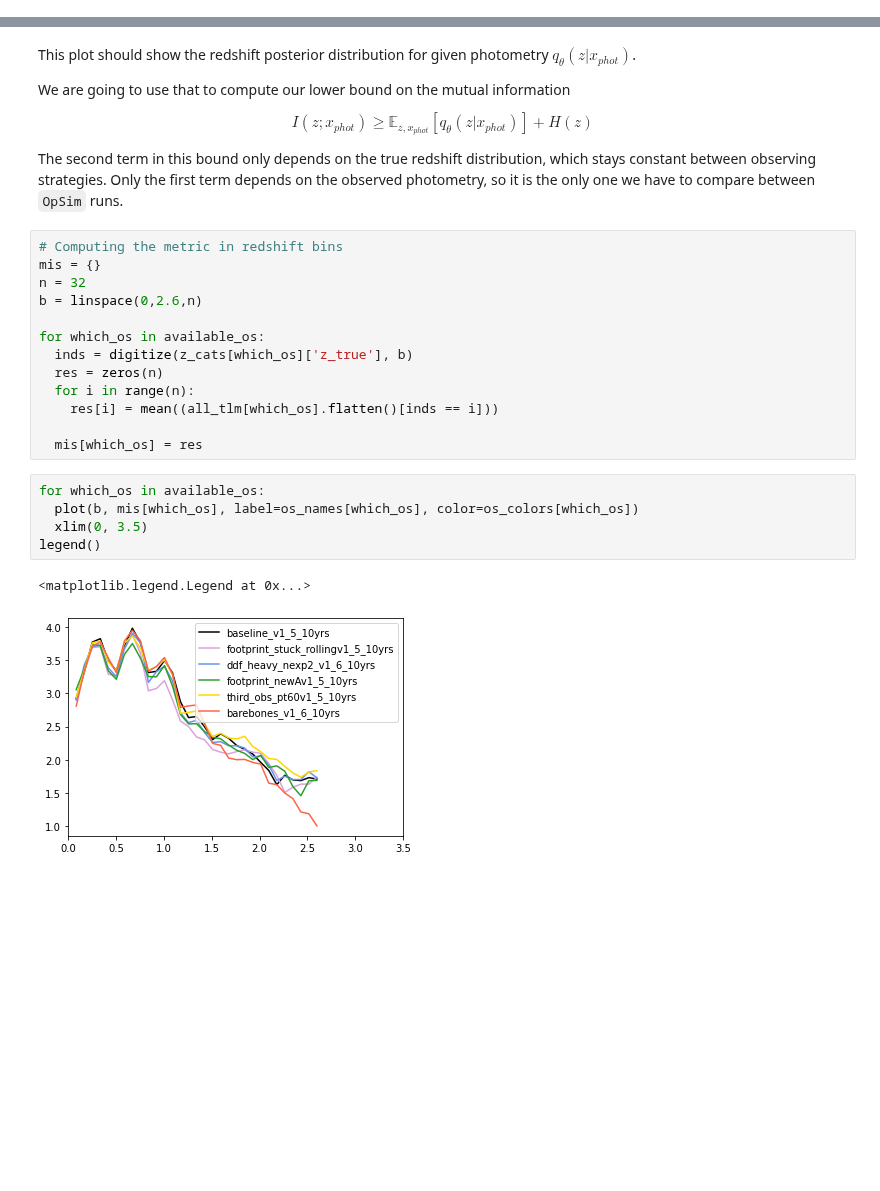
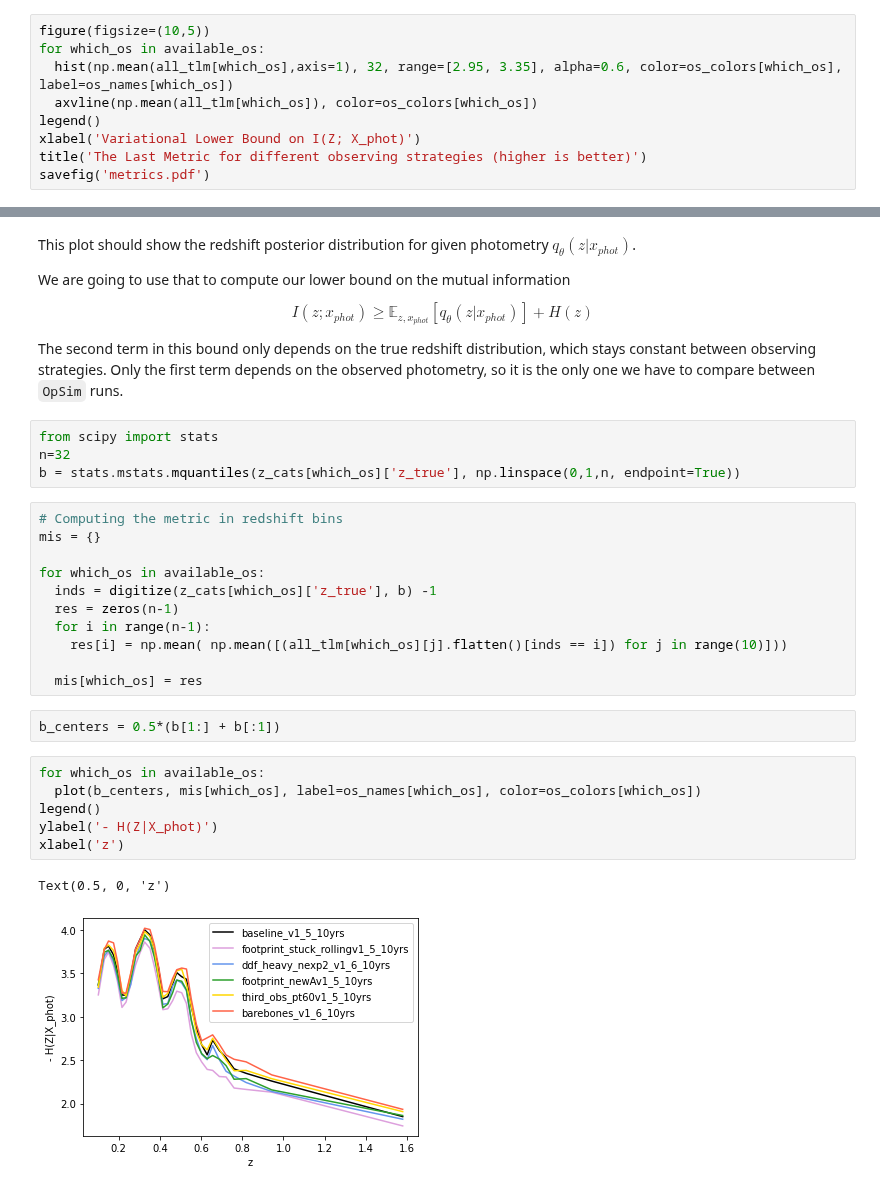
Before and after one commit to bscot/TheLastMetric, a Jupyter notebook: FigureTLMvsRedshift.ipynb, the cells around one changed output, grey strips where cells are left out. Saved outputs shown, nothing was run; the diff lists cells and outputs as text; blank space fills up the shorter version.

```diff
--- a/FigureTLMvsRedshift.ipynb
+++ b/FigureTLMvsRedshift.ipynb
@@ -40,0 +55,9 @@ for which_os in available_os:
+# %%
+figure(figsize=(10,5))
+for which_os in available_os:
+  hist(np.mean(all_tlm[which_os],axis=1), 32, range=[2.95, 3.35], alpha=0.6, color=os_colors[which_os], label=os_names[which_os])
+  axvline(np.mean(all_tlm[which_os]), color=os_colors[which_os])
+legend()
+xlabel('Variational Lower Bound on I(Z; X_phot)')
+title('The Last Metric for different observing strategies (higher is better)')
+savefig('metrics.pdf')
@@ -50,26 +75,31 @@ We are going to use that to compute our lower bound on the mutual information
 $$I(z; x_{phot})  \geq \mathbb{E}_{z, x_{phot}} \left[ q_\theta(z | x_{phot}) \right]  + H(z)$$
 
 The second term in this bound only depends on the true redshift distribution, which stays constant between observing strategies. Only the first term depends on the observed photometry, so it is the only one we have to compare between `OpSim` runs.
+# %%
+from scipy import stats
+n=32
+b = stats.mstats.mquantiles(z_cats[which_os]['z_true'], np.linspace(0,1,n, endpoint=True))
 # %%
 # Computing the metric in redshift bins
 mis = {}
-n = 32
-b = linspace(0,2.6,n)
 
 for which_os in available_os:
-  inds = digitize(z_cats[which_os]['z_true'], b)
-  res = zeros(n)
-  for i in range(n):
-    res[i] = mean((all_tlm[which_os].flatten()[inds == i]))
+  inds = digitize(z_cats[which_os]['z_true'], b) -1
+  res = zeros(n-1)
+  for i in range(n-1):
+    res[i] = np.mean( np.mean([(all_tlm[which_os][j].flatten()[inds == i]) for j in range(10)]))
 
   mis[which_os] = res
+# %%
+b_centers = 0.5*(b[1:] + b[:1])
 # %%
 for which_os in available_os:
-  plot(b, mis[which_os], label=os_names[which_os], color=os_colors[which_os])
-  xlim(0, 3.5)
+  plot(b_centers, mis[which_os], label=os_names[which_os], color=os_colors[which_os])
 legend()
+ylabel('- H(Z|X_phot)')
+xlabel('z')
 # %% [output]
-<matplotlib.legend.Legend at 0x...>
+Text(0.5, 0, 'z')
-[figure, old version]
+[figure, new version]
 # %%
 for which_os in available_os:
```
Also changed, not shown: parts of 5 cells of this notebook.
